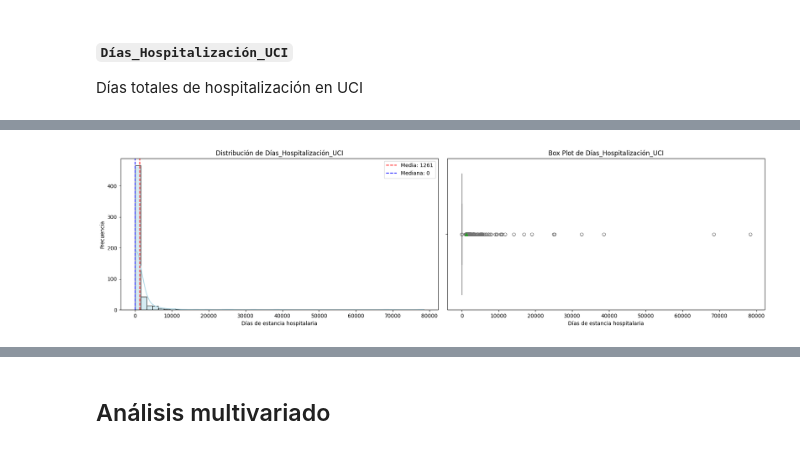
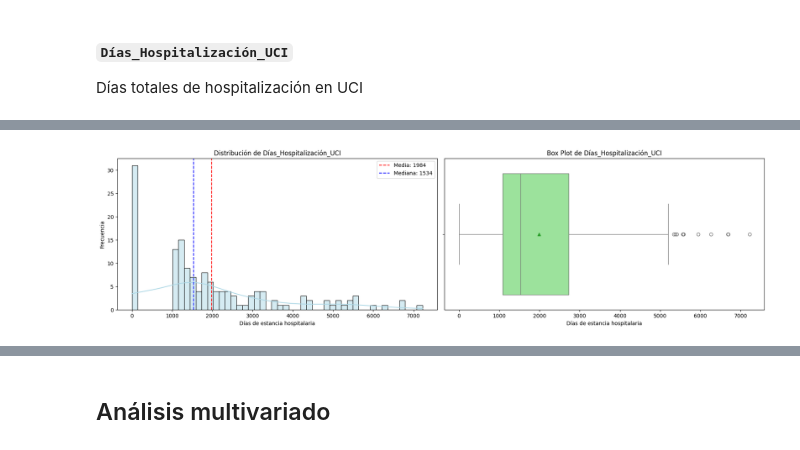
Before and after one commit to maperezp/Proyecto-CDA, a Jupyter notebook: src/proyecto_E1_Multi.ipynb, the cells around one changed output, grey strips where cells are left out. Cells and saved outputs as stored; diff of their text form; code cells hidden in the pictures.

```diff
--- a/src/proyecto_E1_Multi.ipynb
+++ b/src/proyecto_E1_Multi.ipynb
@@ -2569,3 +2384,5 @@ dtype: int64
+# %%
+df_clean["SOBREVIDA_DIAS"] = pd.to_numeric(df["SOBREVIDA_DIAS"], errors="coerce").astype("Int64")
 # %%
 graficar_var_numerica(df_clean, "SOBREVIDA_DIAS", "Sobrevida en días")
 # %% [output]
@@ -2592,0 +2442,5 @@ Días totales de hospitalización
+# %%
+s = pd.to_numeric(df["Dias_Estancia_Hospitalaria"], errors="coerce")
+s = np.ceil(s).astype("Int32")
+df_clean.drop(columns=["Dias_Estancia_Hospitalaria"], inplace=True, errors='ignore')
+df_clean.loc[:, "Dias_Estancia_Hospitalaria"] = s
@@ -2600,0 +2479,3 @@ Días totales de hospitalización en UCI
+# %%
+col = "Días_Hospitalización_UCI"
+df[col].value_counts(dropna=False).sort_index()
@@ -2600,0 +2496,6 @@ Días totales de hospitalización en UCI
+# %%
+#Convertir a int
+s = pd.to_numeric(df["Días_Hospitalización_UCI"], errors="coerce")
+s = np.ceil(s).mask(s > 365*20, np.nan).astype("Int32")
+df_clean.loc[:, "Días_Hospitalización_UCI"] = s
+df_clean["Días_Hospitalización_UCI"].value_counts(dropna = False).sort_index()
@@ -2601,4 +2521,4 @@ Días totales de hospitalización en UCI
 # %%
-graficar_var_numerica(df_clean, "Días_Hospitalización_UCI", "Días de estancia hospitalaria")
+graficar_var_numerica(df_clean[df_clean[col] > 0], "Días_Hospitalización_UCI", "Días de estancia hospitalaria")
 # %% [output]
-[figure, old version]
+[figure, new version]
```
Also changed, not shown: parts of 190 cells of this notebook, 1 other file.
